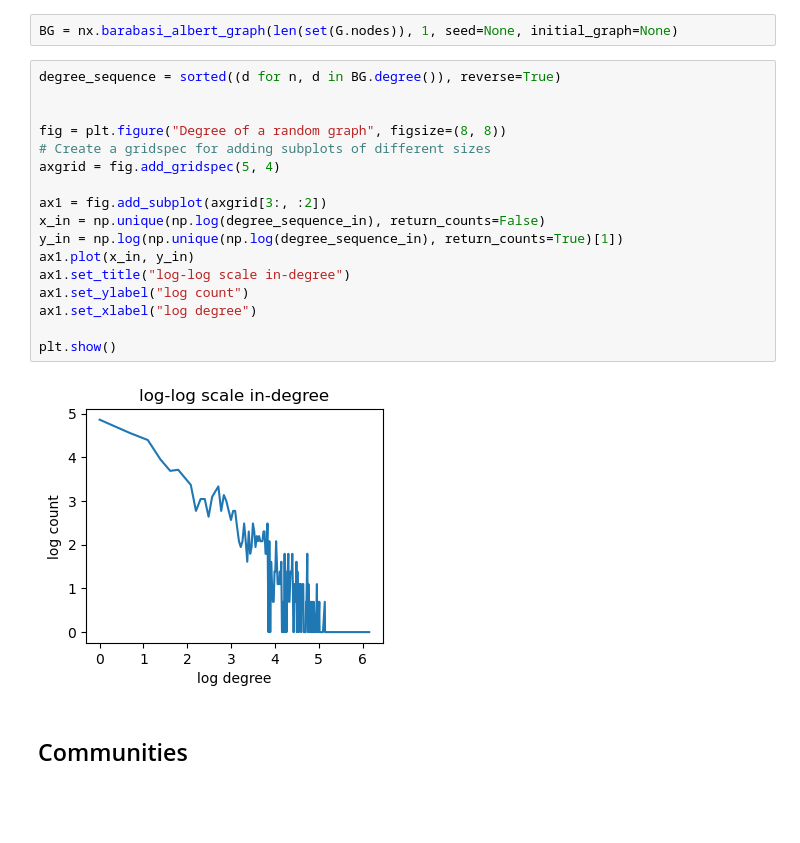
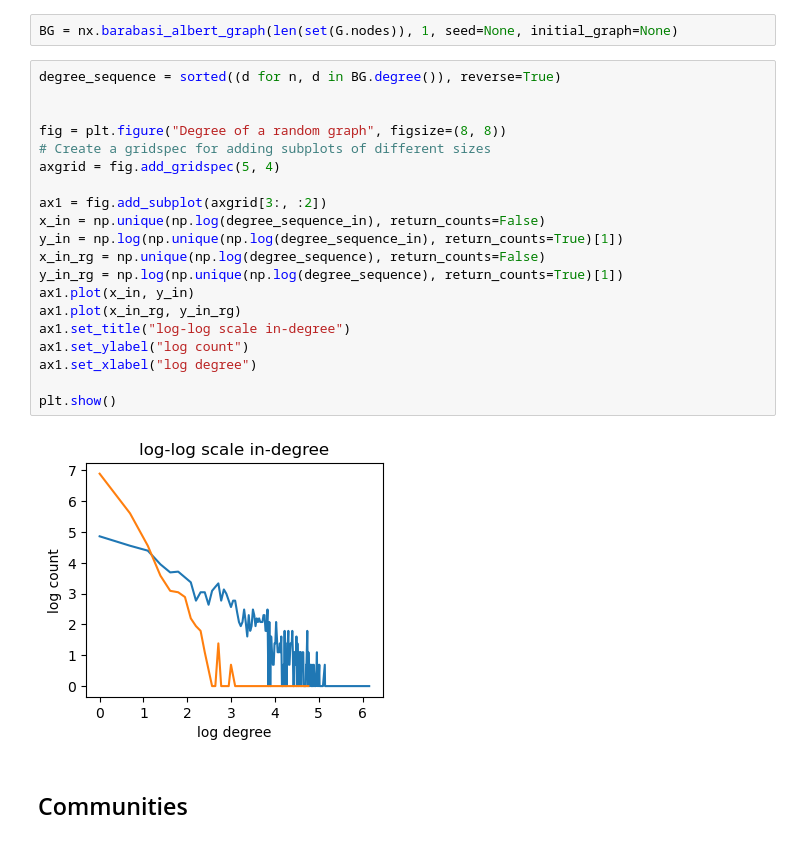
Before and after one commit to EyuelPersonal/complex_networks, a Jupyter notebook: analysis.ipynb, the cells around one changed output. Drawn from its saved outputs; the diff is of its cells as text; blank space fills up the shorter version.

```diff
--- a/analysis.ipynb
+++ b/analysis.ipynb
@@ -242,21 +275,24 @@ BG = nx.barabasi_albert_graph(len(set(G.nodes)), 1, seed=None, initial_graph=Non
 # %%
 degree_sequence = sorted((d for n, d in BG.degree()), reverse=True)
 
 
 fig = plt.figure("Degree of a random graph", figsize=(8, 8))
 # Create a gridspec for adding subplots of different sizes
 axgrid = fig.add_gridspec(5, 4)
 
 ax1 = fig.add_subplot(axgrid[3:, :2])
 x_in = np.unique(np.log(degree_sequence_in), return_counts=False)
 y_in = np.log(np.unique(np.log(degree_sequence_in), return_counts=True)[1])
+x_in_rg = np.unique(np.log(degree_sequence), return_counts=False)
+y_in_rg = np.log(np.unique(np.log(degree_sequence), return_counts=True)[1])
 ax1.plot(x_in, y_in)
+ax1.plot(x_in_rg, y_in_rg)
 ax1.set_title("log-log scale in-degree")
 ax1.set_ylabel("log count")
 ax1.set_xlabel("log degree")
 
 plt.show()
 # %% [output]
-[figure, old version]
+[figure, new version]
 # %% [markdown]
 ## Communities
```
Also changed, not shown: parts of 19 cells of this notebook.
